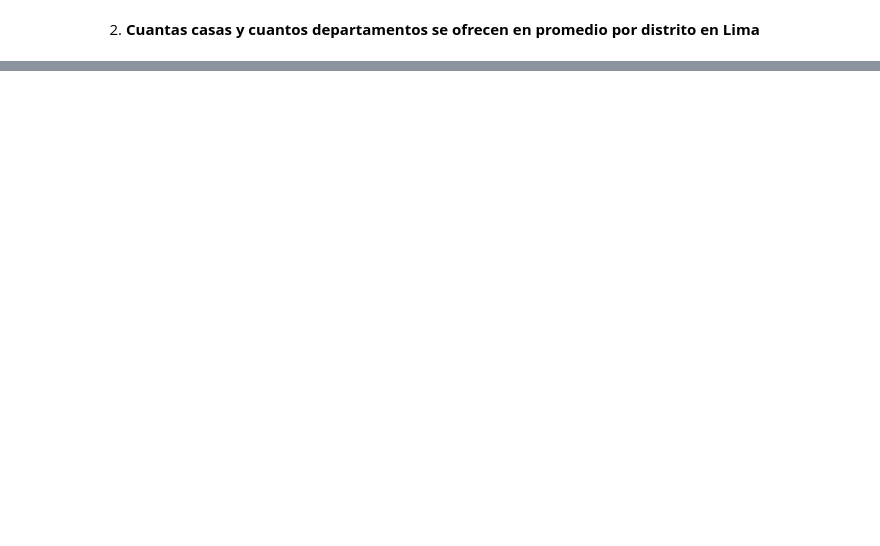
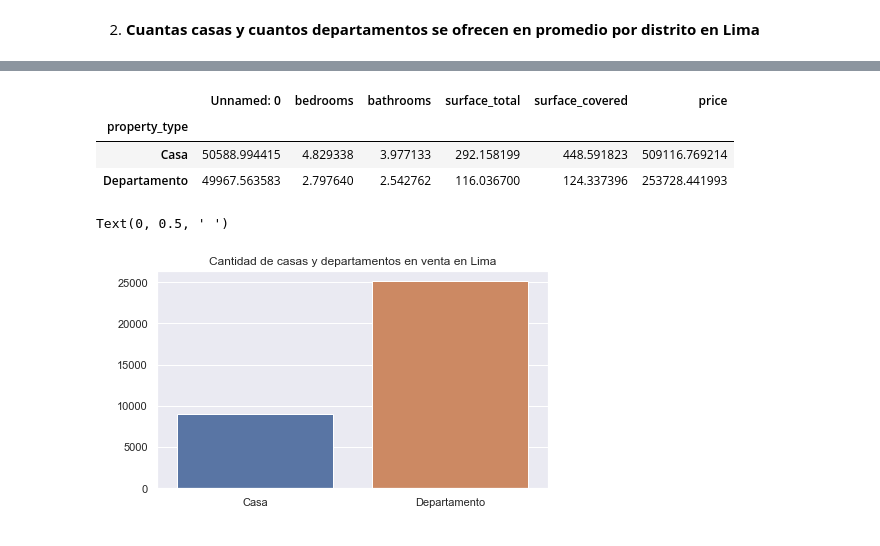
Before and after one commit to humitaz/BigData-Analytics, a Jupyter notebook: BU_Trabajo2.ipynb, the cells around one changed output, grey strips where cells are left out. Cells and saved outputs as stored; diff of their text form; code cells hidden in the pictures; blank space fills up the shorter version.

```diff
--- a/BU_Trabajo2.ipynb
+++ b/BU_Trabajo2.ipynb
@@ -114,0 +131,3 @@ mean_properati.price.max()
+# %%
+df_2 = pd.read_csv(r"../BigData-Analytics/properati.csv")
+df_2
@@ -114,0 +184,23 @@ mean_properati.price.max()
+# %%
+mean_df_2 = df.groupby("property_type").mean()
+mean_df_2
+# %% [output]
+|  | Unnamed: 0 | bedrooms | bathrooms | surface_total | surface_covered | price |
+| property_type |  |  |  |  |  |  |
+| Casa | 50588.994415 | 4.829338 | 3.977133 | 292.158199 | 448.591823 | 509116.769214 |
+| Departamento | 49967.563583 | 2.797640 | 2.542762 | 116.036700 | 124.337396 | 253728.441993 |
+# %%
+sns.set( style="darkgrid" )
+
+#figure size
+
+fig, ax = plt.subplots( figsize=(7,4) )
+
+x = sns.countplot( x="property_type", data=df_2 )
+
+plt.title('Cantidad de casas y departamentos en venta en Lima')
+plt.xlabel(' ')
+plt.ylabel(' ')
+# %% [output]
+Text(0, 0.5, ' ')
+[figure, added]
```
Also changed, not shown: parts of 14 cells of this notebook, 1 other file.
